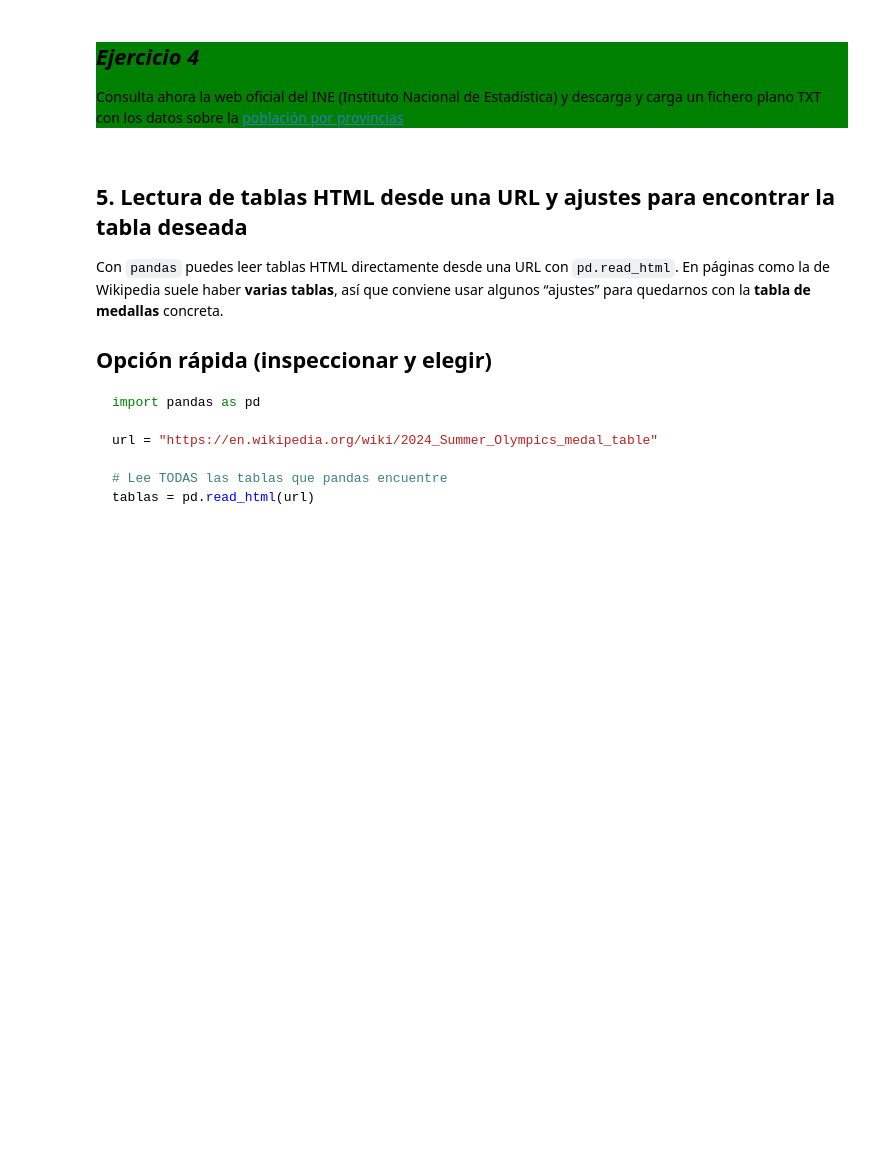
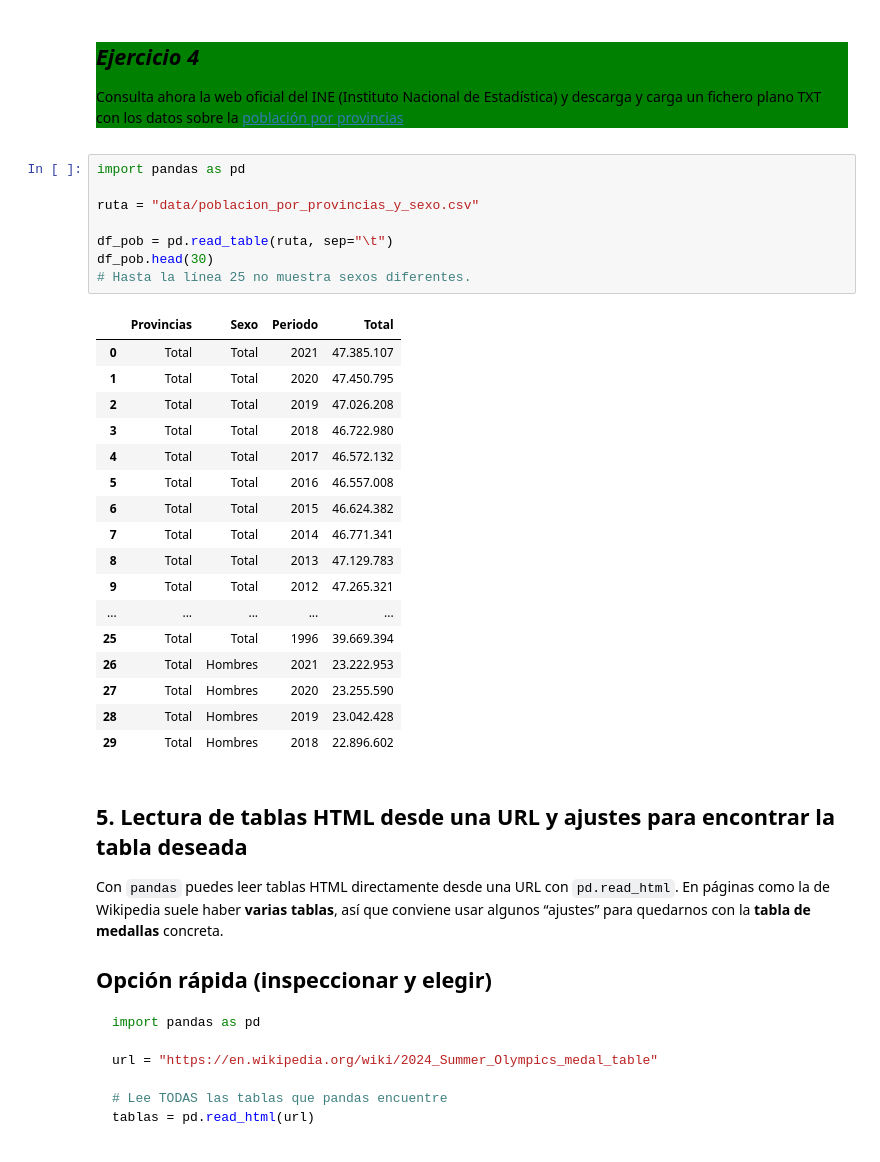
Before and after one commit to Ciclo-Especializacion-IA-y-BigData/recoleccion-de-datos-KevinSilvares, a Jupyter notebook: ImportacionDesdeDiversasFuentes.ipynb, the cells around one changed output. Drawn from its saved outputs; the diff is of its cells as text; blank space fills up the shorter version.

```diff
--- a/ImportacionDesdeDiversasFuentes.ipynb
+++ b/ImportacionDesdeDiversasFuentes.ipynb
@@ -722,6 +722,32 @@ df13
 
 ## *Ejercicio 4*
 Consulta ahora la web oficial del INE (Instituto Nacional de Estadística) y descarga y carga un fichero plano TXT con los datos sobre la [población por provincias](https://www.ine.es/dynt3/inebase/es/index.htm?padre=517&capsel=522)
+# %%
+import pandas as pd
+
+ruta = "data/poblacion_por_provincias_y_sexo.csv"
+
+df_pob = pd.read_table(ruta, sep="\t")
+df_pob.head(30)
+# Hasta la línea 25 no muestra sexos diferentes.
+# %% [output]
+|  | Provincias | Sexo | Periodo | Total |
+| 0 | Total | Total | 2021 | 47.385.107 |
+| 1 | Total | Total | 2020 | 47.450.795 |
+| 2 | Total | Total | 2019 | 47.026.208 |
+| 3 | Total | Total | 2018 | 46.722.980 |
+| 4 | Total | Total | 2017 | 46.572.132 |
+| 5 | Total | Total | 2016 | 46.557.008 |
+| 6 | Total | Total | 2015 | 46.624.382 |
+| 7 | Total | Total | 2014 | 46.771.341 |
+| 8 | Total | Total | 2013 | 47.129.783 |
+| 9 | Total | Total | 2012 | 47.265.321 |
+| ... | ... | ... | ... | ... |
+| 25 | Total | Total | 1996 | 39.669.394 |
+| 26 | Total | Hombres | 2021 | 23.222.953 |
+| 27 | Total | Hombres | 2020 | 23.255.590 |
+| 28 | Total | Hombres | 2019 | 23.042.428 |
+| 29 | Total | Hombres | 2018 | 22.896.602 |
 # %% [markdown]
 ## 5. Lectura de tablas HTML desde una URL y ajustes para encontrar la tabla deseada
 
```
Also changed, not shown: parts of 12 cells of this notebook, 1 other file.
